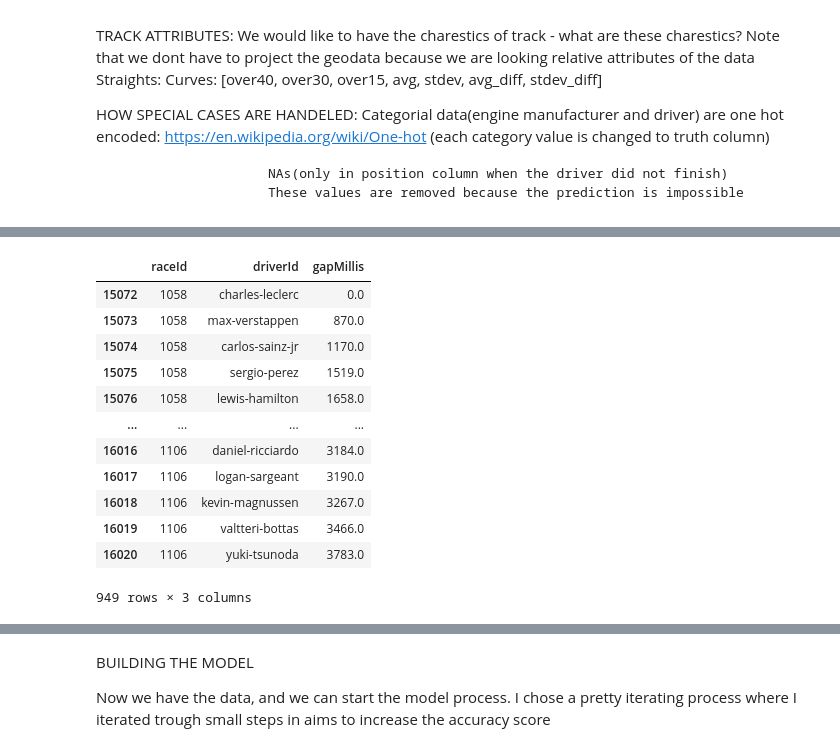
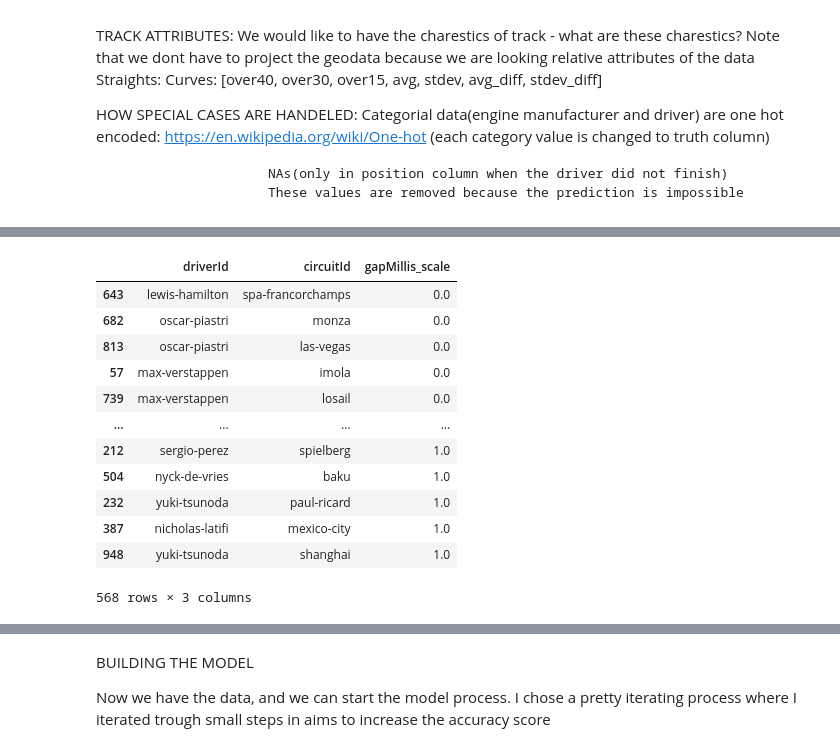
Before and after one commit to Nubbity/Data-science-in-python, a Jupyter notebook: Project-1/Project-1-code.ipynb, the cells around one changed output, grey strips where cells are left out. Drawn from its saved outputs; the diff is of its cells as text; code cells hidden in the pictures.

```diff
--- a/Project-1/Project-1-code.ipynb
+++ b/Project-1/Project-1-code.ipynb
@@ -98,3 +98,6 @@ def TrackData():
         df = pd.concat([df, df_temp])
     df['max_straight'] = df['max_straight'].apply(lambda x:  (x-df['max_straight'].min())/(df['max_straight'].max()-df['max_straight'].min()))
     return df
+
+df = TrackData()
+df
@@ -104,3 +125,6 @@ def racePlacement():
     df = df[['raceId','year','positionNumber', 'driverId']]
     df = df[df['year'].isin([2024, 2023, 2022])]
     return df
+
+df = racePlacement()
+df
@@ -110,3 +148,6 @@ def raceTracks():
     df = df[['id','year','circuitId']]
     df = df[df['year'].isin([2024, 2023, 2022])].drop('year', axis=1)
     return df
+
+df = raceTracks()
+df
@@ -113,21 +168,36 @@ def raceTracks():
 # %%
-df = pd.read_csv(r'data\f1db-races-fastest-laps.csv')
-df = df[['raceId', 'year', 'driverId', 'gapMillis']]
-df = df[df['year'].isin([2024, 2023, 2022])].drop('year', axis=1)
-df = df.fillna(0)
+def scale_gap(group):
+    min_gap = group['gapMillis'].min()
+    max_gap = group['gapMillis'].max()
+    group['gapMillis_scale'] = (group['gapMillis'] - min_gap) / (max_gap - min_gap)
+    return group
 
+def lapTimes():
+    df = pd.read_csv(r'data\f1db-races-fastest-laps.csv')
+    df = df[['raceId', 'year', 'driverId', 'gapMillis']]
+    df = df[df['year'].isin([2024, 2023, 2022])].drop('year', axis=1)
+    df = df.fillna(0)
+
+    trackdf = raceTracks()
+    df = df.merge(trackdf, how='left', left_on='raceId', right_on='id').drop(['raceId', 'id'], axis=1)
+
+    df = df.groupby('circuitId',group_keys=False).apply(scale_gap).drop('gapMillis', axis=1)
+    df = df.sort_values('gapMillis_scale', axis=0).drop_duplicates(subset=['circuitId', 'driverId'], keep='last')
+    return df
+
+df = lapTimes()
 df
 # %% [output]
-|  | raceId | driverId | gapMillis |
-| 15072 | 1058 | charles-leclerc | 0.0 |
-| 15073 | 1058 | max-verstappen | 870.0 |
-| 15074 | 1058 | carlos-sainz-jr | 1170.0 |
-| 15075 | 1058 | sergio-perez | 1519.0 |
-| 15076 | 1058 | lewis-hamilton | 1658.0 |
+|  | driverId | circuitId | gapMillis_scale |
+| 643 | lewis-hamilton | spa-francorchamps | 0.0 |
+| 682 | oscar-piastri | monza | 0.0 |
+| 813 | oscar-piastri | las-vegas | 0.0 |
+| 57 | max-verstappen | imola | 0.0 |
+| 739 | max-verstappen | losail | 0.0 |
 | ... | ... | ... | ... |
-| 16016 | 1106 | daniel-ricciardo | 3184.0 |
-| 16017 | 1106 | logan-sargeant | 3190.0 |
-| 16018 | 1106 | kevin-magnussen | 3267.0 |
-| 16019 | 1106 | valtteri-bottas | 3466.0 |
-| 16020 | 1106 | yuki-tsunoda | 3783.0 |
+| 212 | sergio-perez | spielberg | 1.0 |
+| 504 | nyck-de-vries | baku | 1.0 |
+| 232 | yuki-tsunoda | paul-ricard | 1.0 |
+| 387 | nicholas-latifi | mexico-city | 1.0 |
+| 948 | yuki-tsunoda | shanghai | 1.0 |
-949 rows × 3 columns
+568 rows × 3 columns
```
Also changed, not shown: parts of 12 cells of this notebook, 8 other files.
